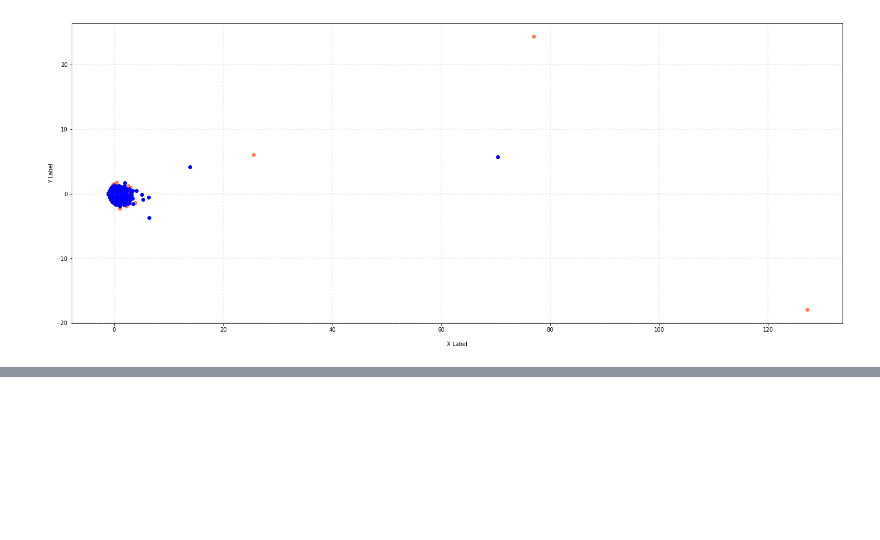
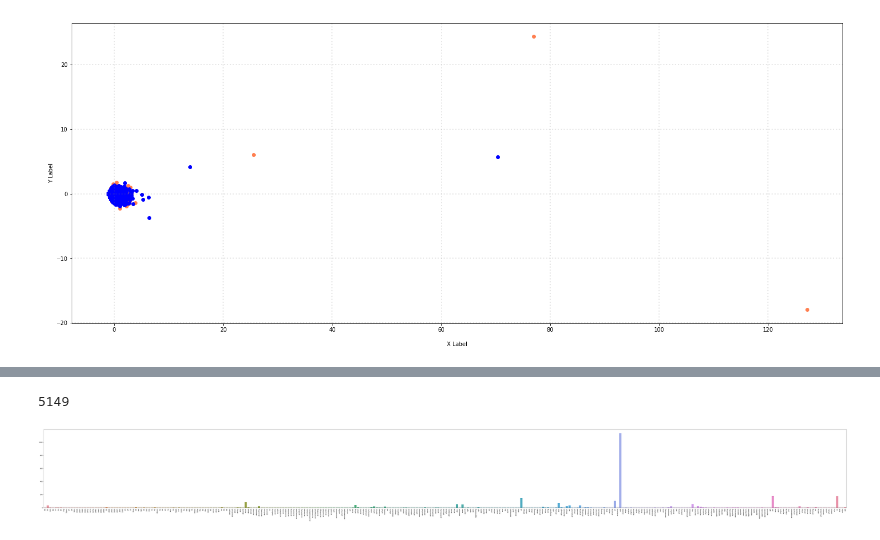
Before and after one commit to weichiao-cs07/dm_2018_hw_1, a Jupyter notebook: weichiaohuang_0756527.ipynb, the cells around one changed output, grey strips where cells are left out. Drawn from its saved outputs; the diff is of its cells as text; code cells hidden in the pictures; blank space fills up the shorter version.

```diff
--- a/weichiaohuang_0756527.ipynb
+++ b/weichiaohuang_0756527.ipynb
@@ -675,0 +692,14 @@ plt.show()
+# %%
+term_frequencies = []
+term_frequencies = np.asarray(senti_label_counts.sum(axis=0))[0]
+term_frequencies[0]
+print (len(term_frequencies))
+# %% [output]
+5149
+# %%
+plt.subplots(figsize=(100, 10))
+g = sns.barplot(x=count_vect.get_feature_names()[:300],
+            y=term_frequencies[:300])
+g.set_xticklabels(count_vect.get_feature_names()[:300], rotation = 90);
+# %% [output]
+[figure, added]
```
Also changed, not shown: parts of 14 cells of this notebook, 1 other file.
